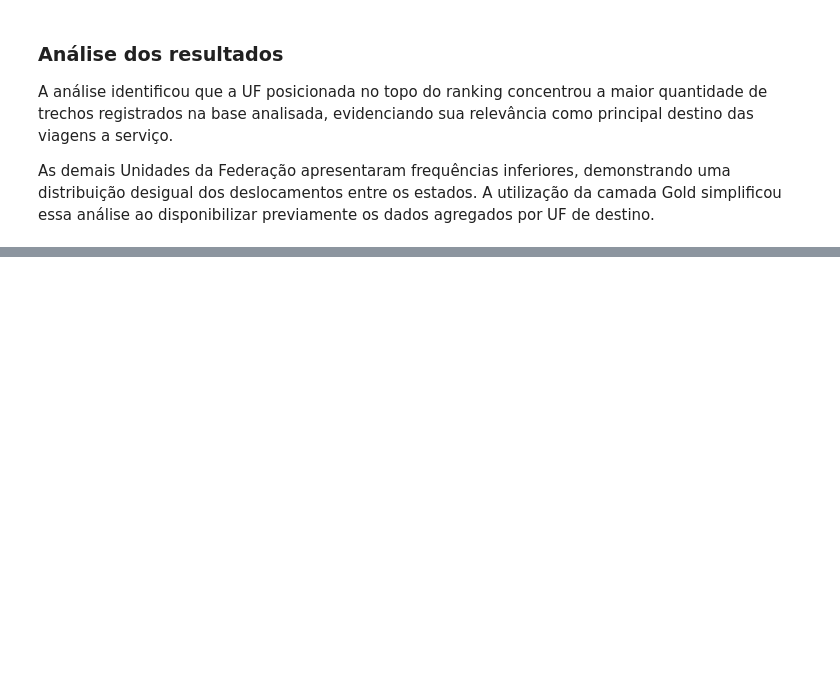
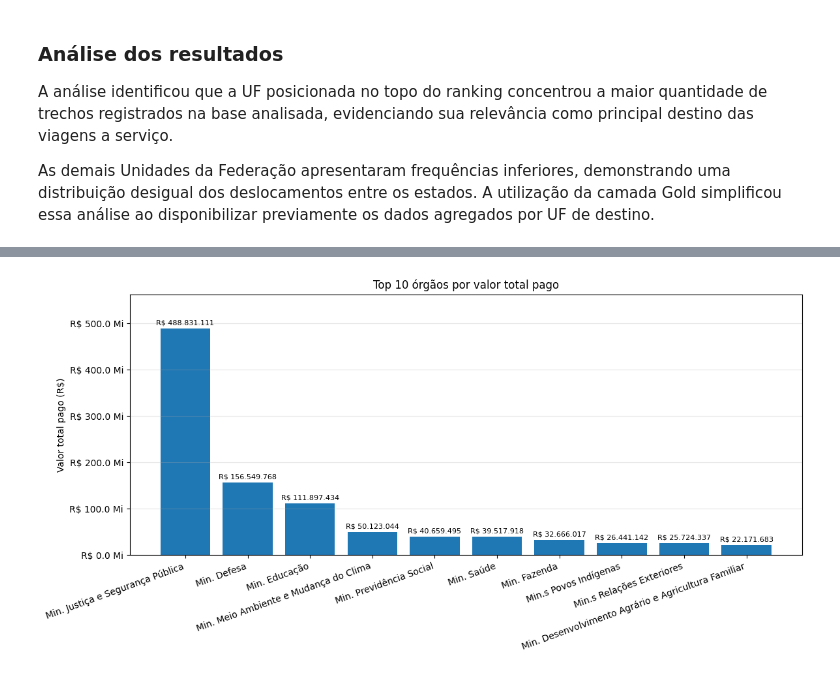
Before and after one commit to FernandaBarrosLinhares/Projeto-Final-Fernanda-Linhares, a Jupyter notebook: notebooks/3_analise.ipynb, the cells around one changed output, grey strips where cells are left out. Drawn from its saved outputs; the diff is of its cells as text; code cells hidden in the pictures; blank space fills up the shorter version.

Commit message:
Respondendo a pergunta sete com a tabela gold, consulta e e grafico

```diff
--- a/notebooks/3_analise.ipynb
+++ b/notebooks/3_analise.ipynb
@@ -1206,0 +1290,14 @@ As demais Unidades da Federação apresentaram frequências inferiores, demonstr
+# %%
+sql_q7 = '''
+SELECT
+    orgao,
+    valor_total_pago
+FROM vw_gold_resumo_orgao
+ORDER BY valor_total_pago DESC;
+'''
+
+q7 = consultar(sql_q7)
+
+q7['valor_total_formatado'] = q7['valor_total_pago'].apply(reais)
+
+q7
@@ -1206,0 +1322,48 @@ As demais Unidades da Federação apresentaram frequências inferiores, demonstr
+# %%
+q7_grafico = q7.head(10).copy()
+
+# Abrevia os nomes apenas para o gráfico
+q7_grafico['orgao'] = (
+    q7_grafico['orgao']
+        .str.replace('Ministério da', 'Min.', regex=False)
+        .str.replace('Ministério do', 'Min.', regex=False)
+        .str.replace('Ministério de', 'Min.', regex=False)
+)
+
+plt.figure(figsize=(12,6))
+
+plt.bar(
+    q7_grafico['orgao'],
+    q7_grafico['valor_total_pago']
+)
+
+# Espaço para os valores acima das barras
+plt.ylim(0, q7_grafico['valor_total_pago'].max() * 1.15)
+
+# Valores acima das barras
+for i, valor in enumerate(q7_grafico['valor_total_pago']):
+    plt.text(
+        i,
+        valor + q7_grafico['valor_total_pago'].max() * 0.01,
+        f'R$ {valor:,.0f}'.replace(',', '.'),
+        ha='center',
+        va='bottom',
+        fontsize=8
+    )
+
+plt.title('Top 10 órgãos por valor total pago')
+plt.xlabel('')
+plt.ylabel('Valor total pago (R$)')
+
+plt.xticks(rotation=20, ha='right')
+
+plt.grid(axis='y', alpha=0.3)
+from matplotlib.ticker import FuncFormatter
+
+plt.gca().yaxis.set_major_formatter(
+    FuncFormatter(lambda x, p: f'R$ {x/1_000_000:.1f} Mi')
+)
+plt.tight_layout()
+plt.show()
+# %% [output]
+[figure, added]
```
Also changed, not shown: parts of 14 cells of this notebook.
